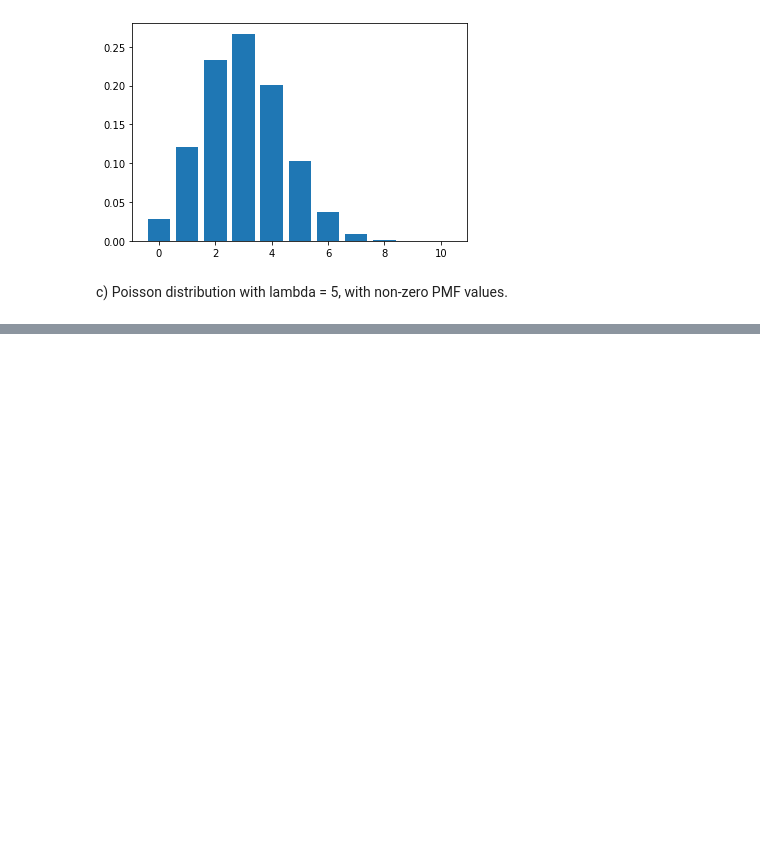
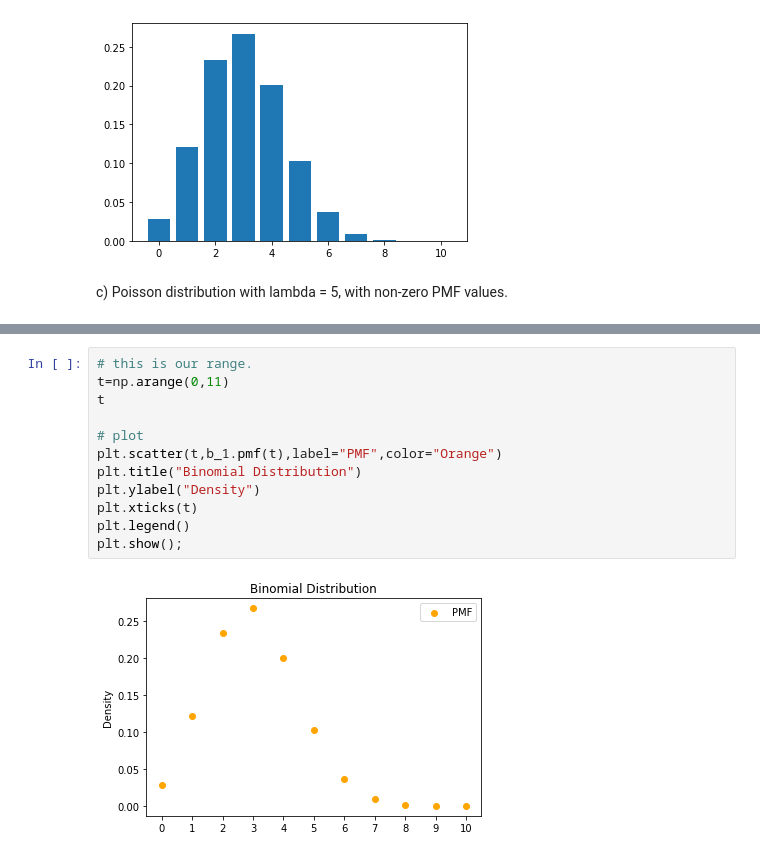
Before and after one commit to verneh/DS, a Jupyter notebook: stats/stats.ipynb, the cells around one changed output, grey strips where cells are left out. Saved outputs shown, nothing was run; the diff lists cells and outputs as text; blank space fills up the shorter version.

```diff
--- a/stats/stats.ipynb
+++ b/stats/stats.ipynb
@@ -53,0 +79,14 @@ plt.bar(r_values, p_dist)
+# %%
+# this is our range.
+t=np.arange(0,11)
+t
+
+# plot
+plt.scatter(t,b_1.pmf(t),label="PMF",color="Orange")
+plt.title("Binomial Distribution")
+plt.ylabel("Density")
+plt.xticks(t)
+plt.legend()
+plt.show();
+# %% [output]
+[figure, added]
```
Also changed, not shown: parts of 17 cells of this notebook.
